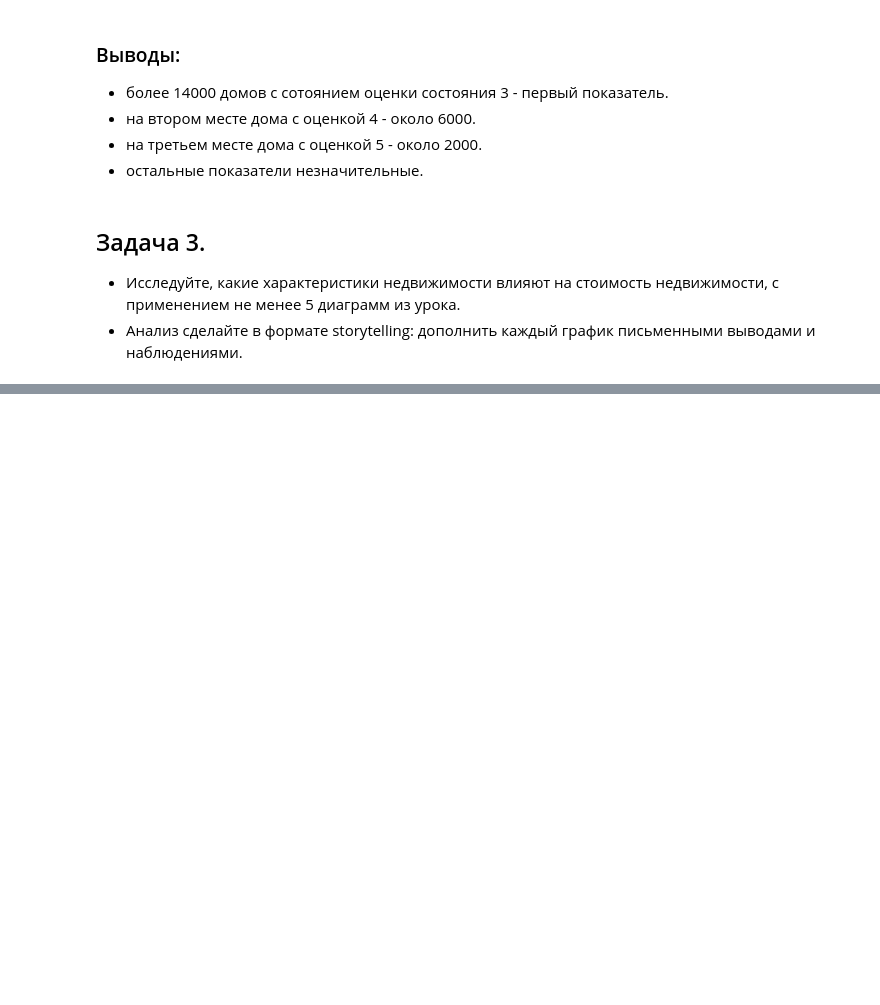
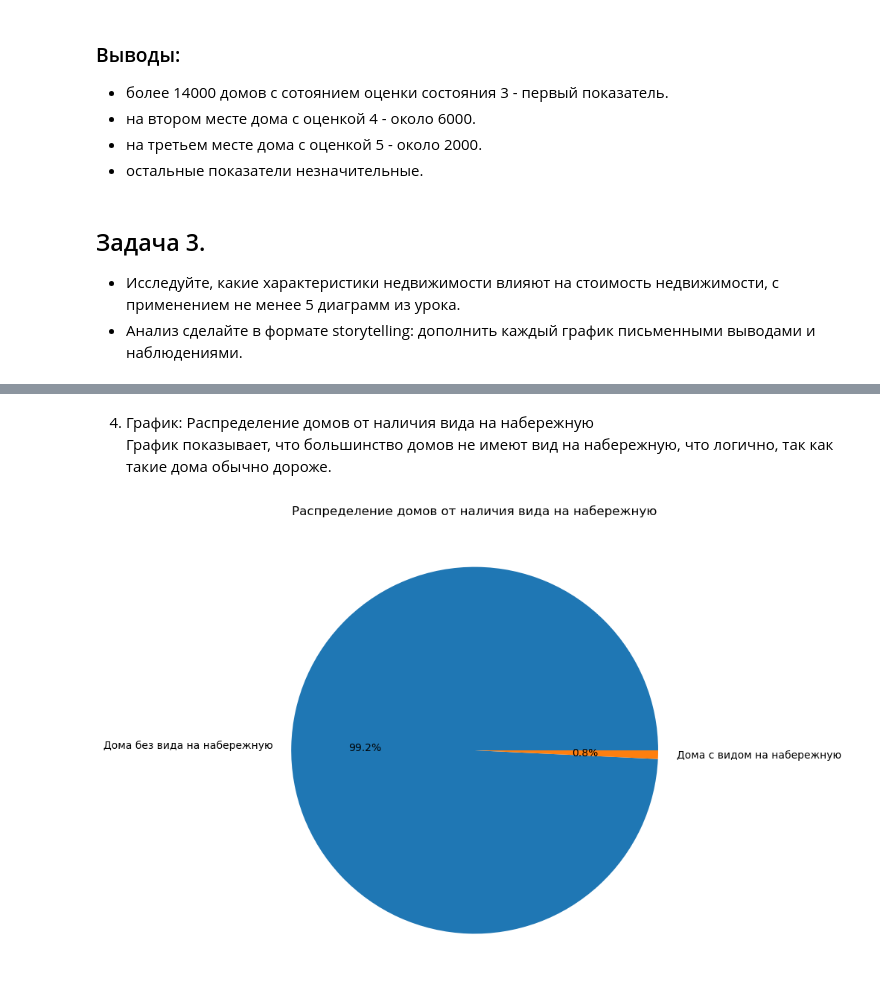
Before and after one commit to SergeiRadchenkov/Python_Analitic, a Jupyter notebook: Семинар 4/HW/Семинар 4 HW.ipynb, the cells around one changed output, grey strips where cells are left out. Saved outputs shown, nothing was run; the diff lists cells and outputs as text; code cells hidden in the pictures; blank space fills up the shorter version.

```diff
--- a/Семинар 4/HW/Семинар 4 HW.ipynb
+++ b/Семинар 4/HW/Семинар 4 HW.ipynb
@@ -183,0 +218,11 @@ plt.bar(conditions.index, conditions, width=0.4);
+# %% [markdown]
+4. График: Распределение домов от наличия вида на набережную<br>
+График показывает, что большинство домов не имеют вид на набережную, что логично, так как такие дома обычно дороже.
+# %%
+plt.figure(figsize=(8, 8))
+ocean_view = houses['waterfront'].value_counts()
+plt.title('Распределение домов от наличия вида на набережную')
+ocean_view.index = ['Дома без вида на набережную', 'Дома с видом на набережную']
+plt.pie(ocean_view, labels=ocean_view.index, autopct='%.1f%%');
+# %% [output]
+[figure, added]
```
Also changed, not shown: parts of 8 cells of this notebook.
